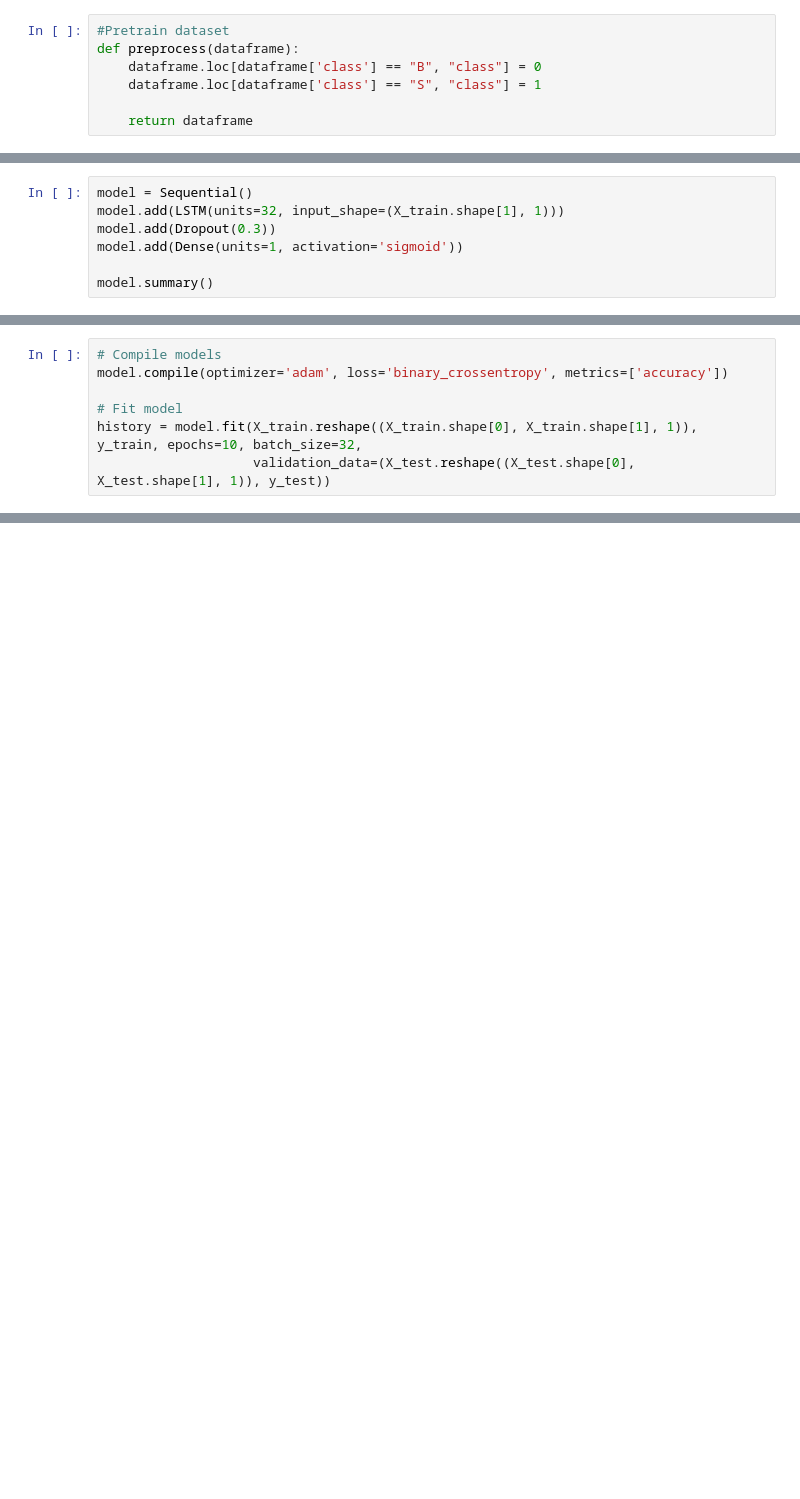
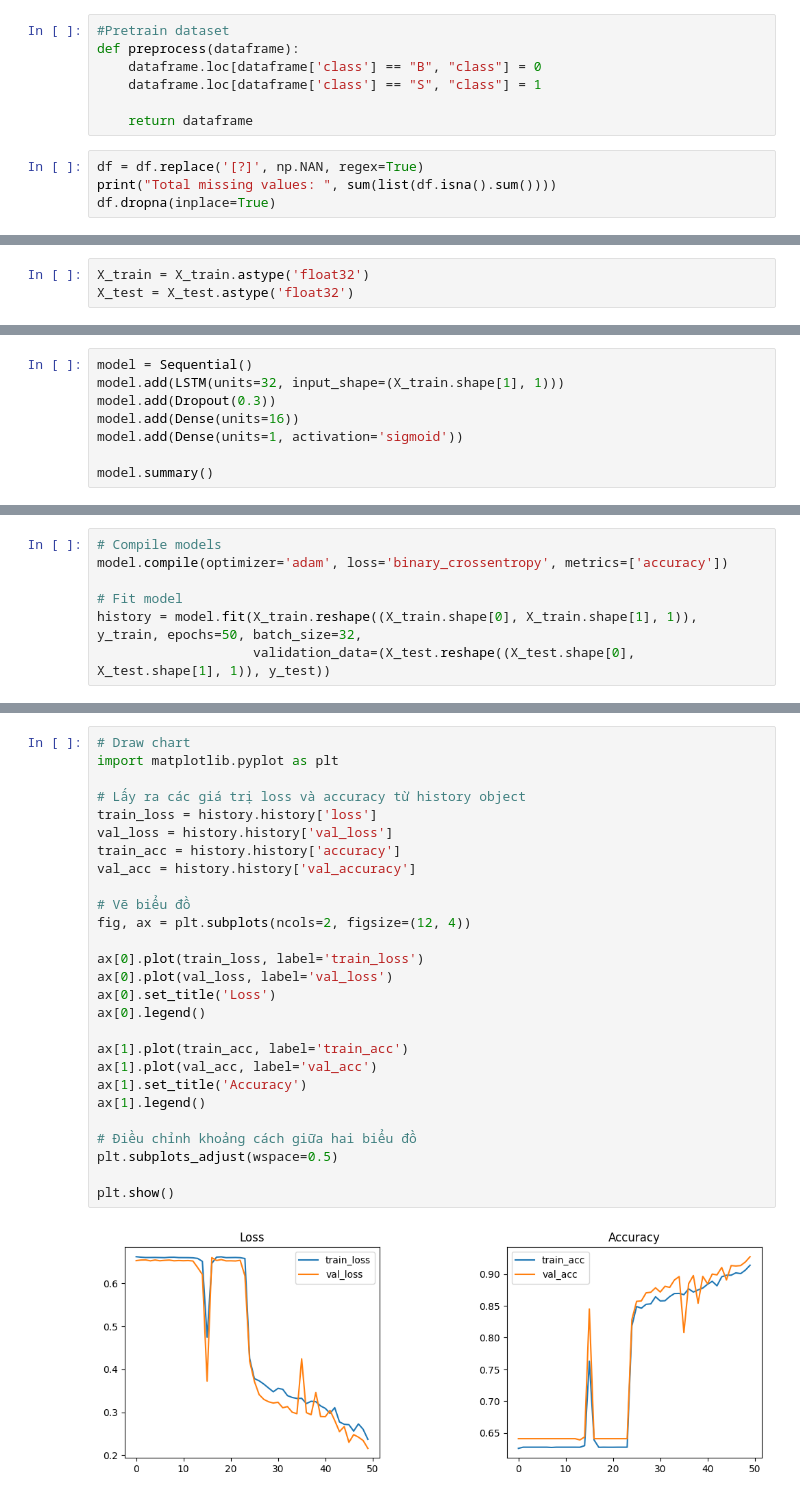
Before and after one commit to Clapboiz/Scientific-research, a Jupyter notebook: Deep learning/Code/Classification-Malware_android.ipynb, the cells around one changed output, grey strips where cells are left out. Cells and saved outputs as stored; diff of their text form; blank space fills up the shorter version.

```diff
--- a/Deep learning/Code/Classification-Malware_android.ipynb
+++ b/Deep learning/Code/Classification-Malware_android.ipynb
@@ -37,3 +41,7 @@ def preprocess(dataframe):
     dataframe.loc[dataframe['class'] == "S", "class"] = 1
 
     return dataframe
+# %%
+df = df.replace('[?]', np.NAN, regex=True)
+print("Total missing values: ", sum(list(df.isna().sum())))
+df.dropna(inplace=True)
@@ -63,3 +66,6 @@ X_train, X_test, y_train, y_test = train_test_split(X, y, test_size=0.2, random_
+# %%
+X_train = X_train.astype('float32')
+X_test = X_test.astype('float32')
 # %%
 print(X_train.shape)
 print(X_test.shape)
@@ -77,6 +93,7 @@ y_test = y_test.reshape((-1,1))
 model = Sequential()
 model.add(LSTM(units=32, input_shape=(X_train.shape[1], 1)))
 model.add(Dropout(0.3))
+model.add(Dense(units=16))
 model.add(Dense(units=1, activation='sigmoid'))
 
 model.summary()
@@ -101,6 +120,6 @@ _________________________________________________________________
 model.compile(optimizer='adam', loss='binary_crossentropy', metrics=['accuracy'])
 
 # Fit model
-history = model.fit(X_train.reshape((X_train.shape[0], X_train.shape[1], 1)), y_train, epochs=10, batch_size=32,
+history = model.fit(X_train.reshape((X_train.shape[0], X_train.shape[1], 1)), y_train, epochs=50, batch_size=32,
                     validation_data=(X_test.reshape((X_test.shape[0], X_test.shape[1], 1)), y_test))
 # %% [output]
@@ -107,0 +161,29 @@ ValueError: Failed to convert a NumPy array to a Tensor (Unsupported object type
+# %%
+# Draw chart
+import matplotlib.pyplot as plt
+
+# Lấy ra các giá trị loss và accuracy từ history object
+train_loss = history.history['loss']
+val_loss = history.history['val_loss']
+train_acc = history.history['accuracy']
+val_acc = history.history['val_accuracy']
+
+# Vẽ biểu đồ
+fig, ax = plt.subplots(ncols=2, figsize=(12, 4))
+
+ax[0].plot(train_loss, label='train_loss')
+ax[0].plot(val_loss, label='val_loss')
+ax[0].set_title('Loss')
+ax[0].legend()
+
+ax[1].plot(train_acc, label='train_acc')
+ax[1].plot(val_acc, label='val_acc')
+ax[1].set_title('Accuracy')
+ax[1].legend()
+
+# Điều chỉnh khoảng cách giữa hai biểu đồ
+plt.subplots_adjust(wspace=0.5)
+
+plt.show()
+# %% [output]
+[figure, added]
```
Also changed, not shown: parts of 8 cells of this notebook, 2 other files.
